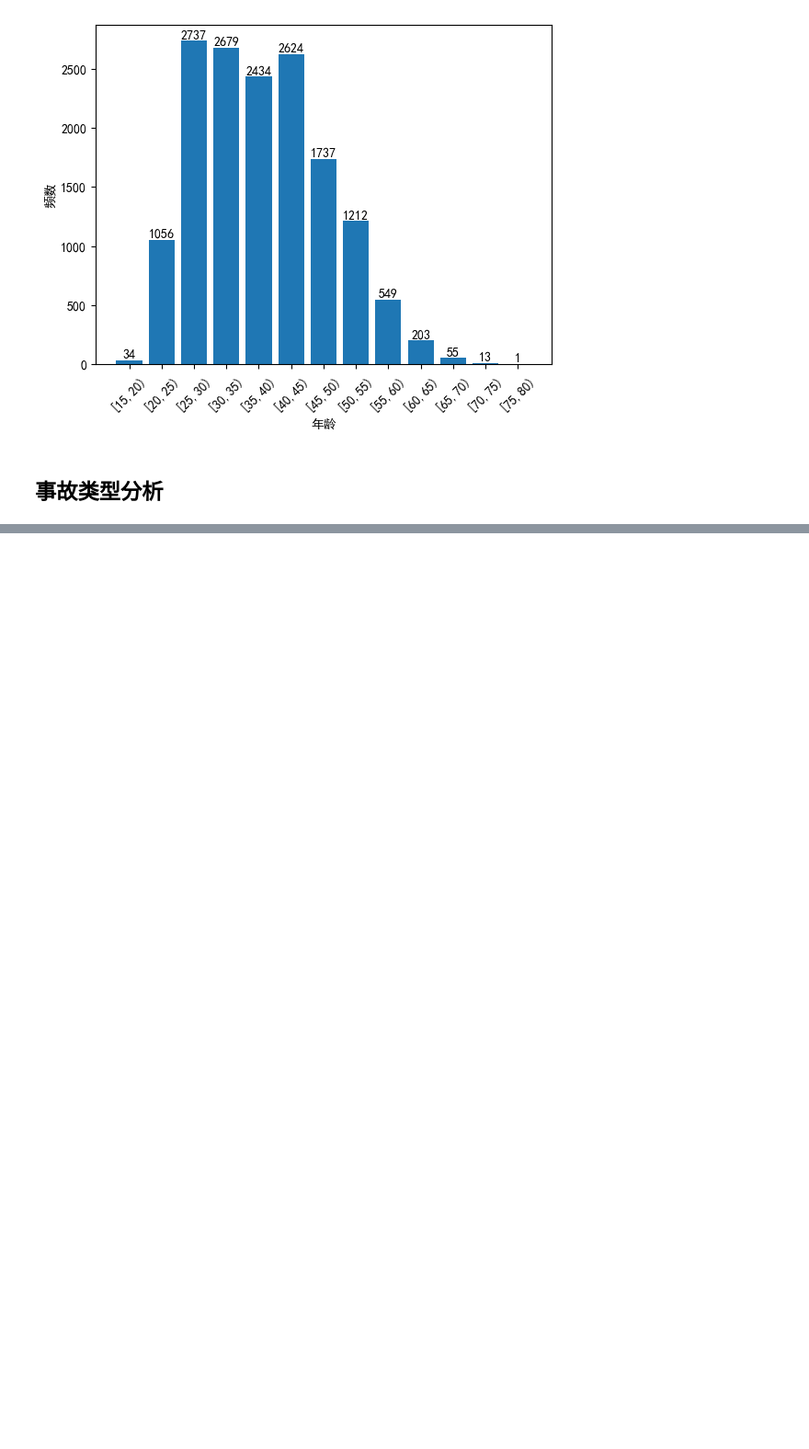
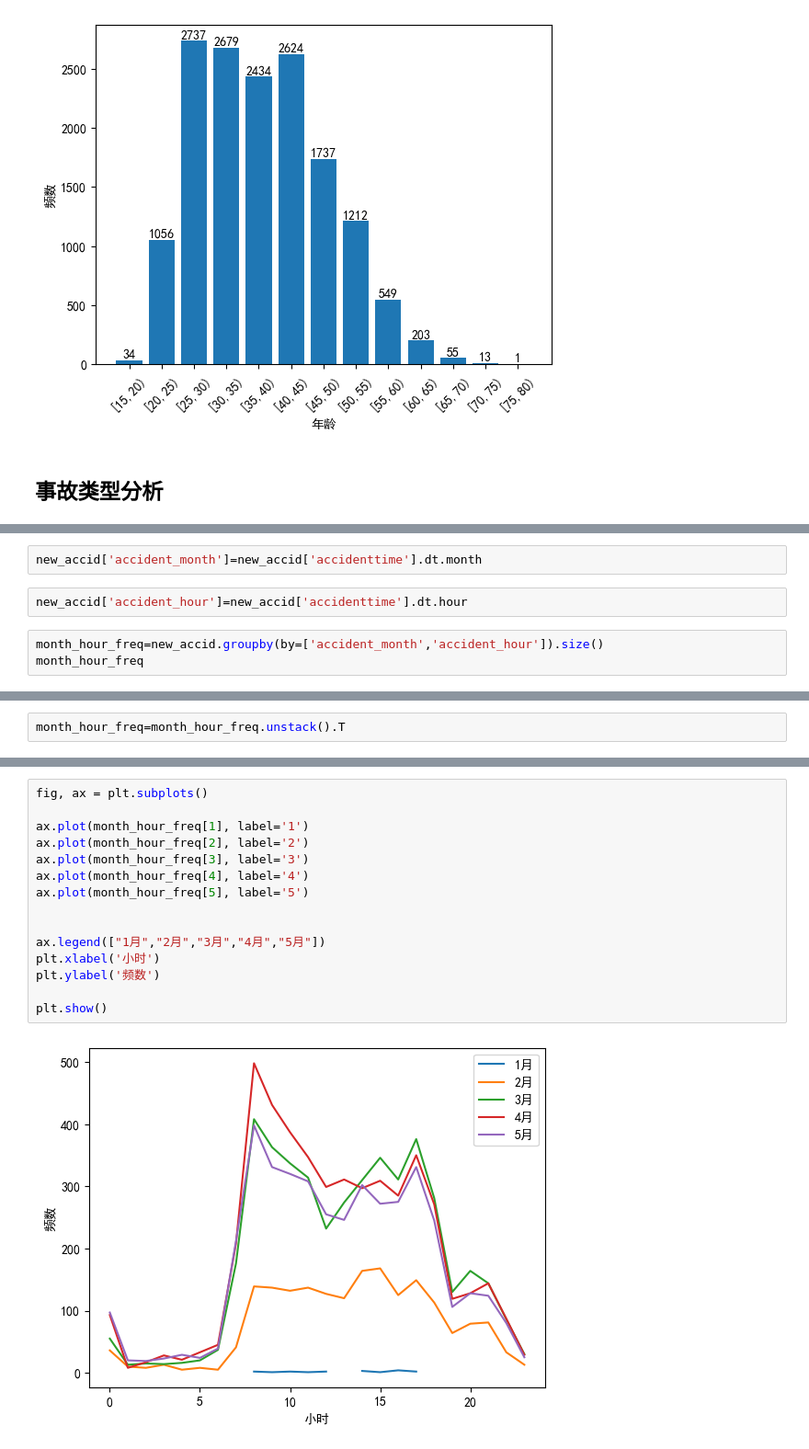
Before and after one commit to weishuotan/python_for_data_analysis, a Jupyter notebook: exercise002.ipynb, the cells around one changed output, grey strips where cells are left out. Shown at 92% size. Cells and saved outputs as stored; diff of their text form; blank space fills up the shorter version.

```diff
--- a/exercise002.ipynb
+++ b/exercise002.ipynb
@@ -348,0 +467,7 @@ plt.show()
+# %%
+new_accid['accident_month']=new_accid['accidenttime'].dt.month
+# %%
+new_accid['accident_hour']=new_accid['accidenttime'].dt.hour
+# %%
+month_hour_freq=new_accid.groupby(by=['accident_month','accident_hour']).size()
+month_hour_freq
@@ -348,0 +499,2 @@ plt.show()
+# %%
+month_hour_freq=month_hour_freq.unstack().T
@@ -348,0 +521,17 @@ plt.show()
+# %%
+fig, ax = plt.subplots()
+
+ax.plot(month_hour_freq[1], label='1')
+ax.plot(month_hour_freq[2], label='2')
+ax.plot(month_hour_freq[3], label='3')
+ax.plot(month_hour_freq[4], label='4')
+ax.plot(month_hour_freq[5], label='5')
+
+
+ax.legend(["1月","2月","3月","4月","5月"])
+plt.xlabel('小时')
+plt.ylabel('频数')
+
+plt.show()
+# %% [output]
+[figure, added]
```
Also changed, not shown: parts of 53 cells of this notebook.
